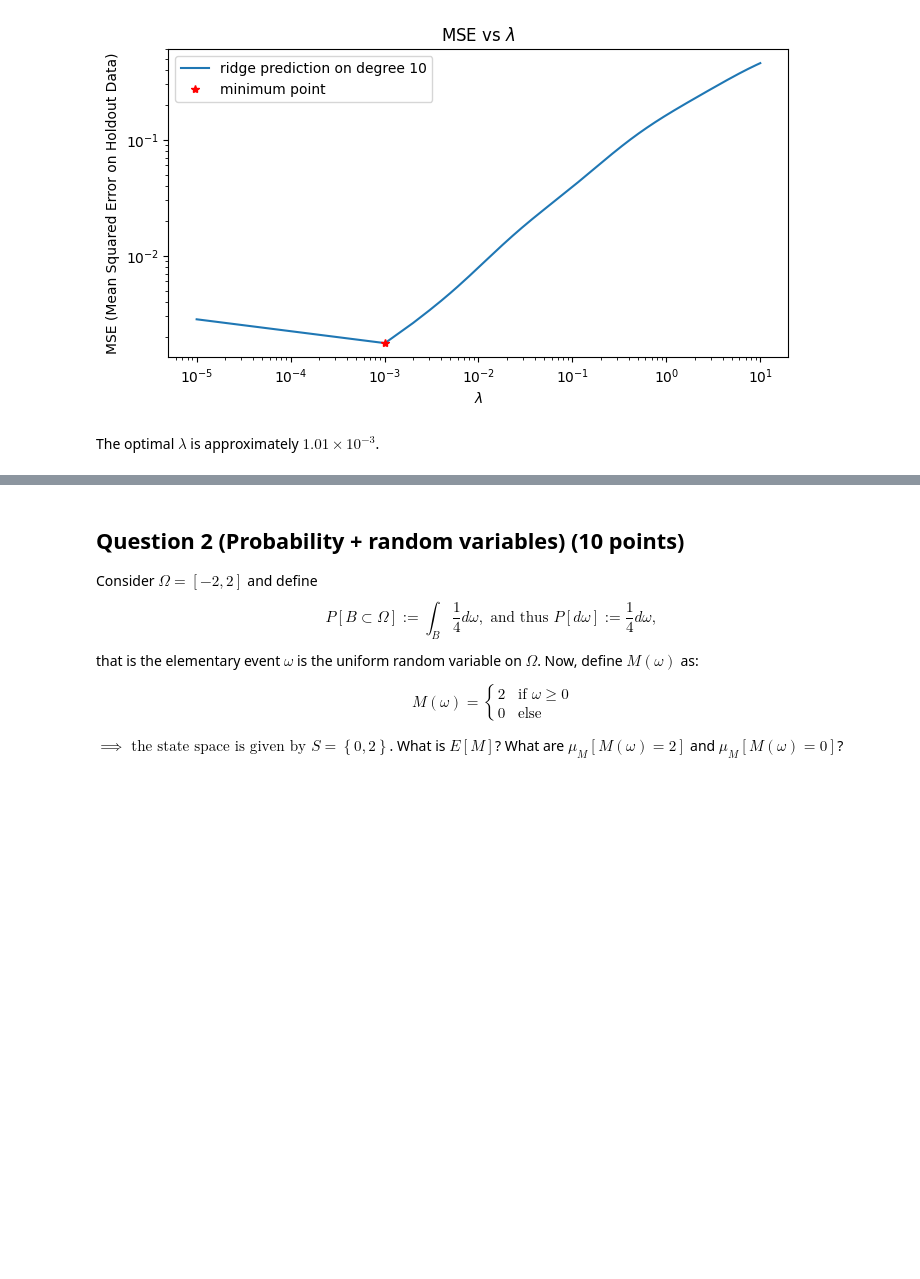
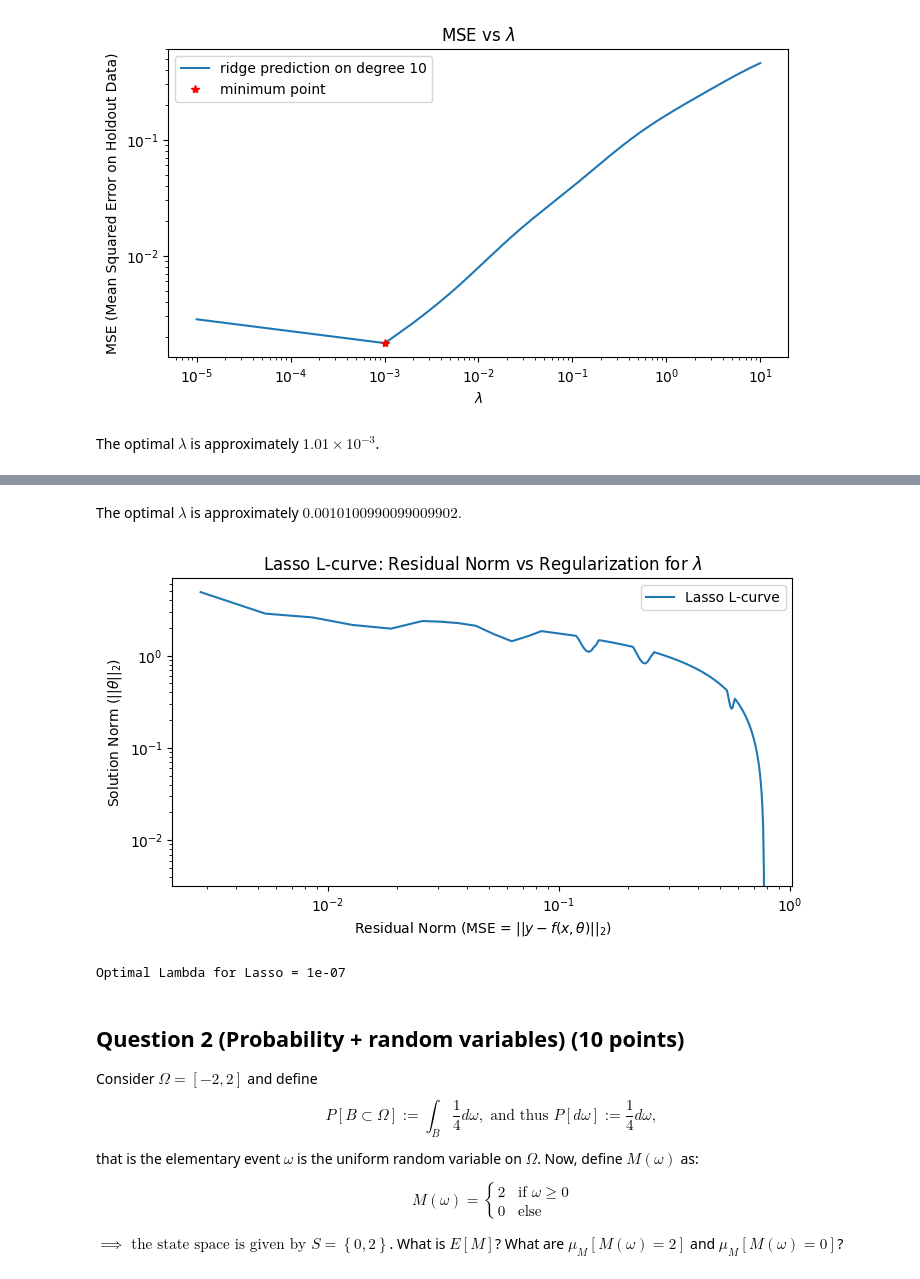
Before and after one commit to rx9933/COE-379L, a Jupyter notebook: Assignments/Assignment2/Assignment_2.ipynb, the cells around one changed output, grey strips where cells are left out. Drawn from its saved outputs; the diff is of its cells as text; code cells hidden in the pictures; blank space fills up the shorter version.

```diff
--- a/Assignments/Assignment2/Assignment_2.ipynb
+++ b/Assignments/Assignment2/Assignment_2.ipynb
@@ -283,3 +287,79 @@ Optimal Lambda = 0.0010101
+# %% [markdown]
+The optimal $\lambda$ is approximately $0.0010100990099009902.$
+# %%
+# 1d Lasso
+from sklearn.linear_model import Lasso
+from sklearn.preprocessing import PolynomialFeatures
+from sklearn.pipeline import Pipeline
+import numpy as np
+import pandas as pd
+import matplotlib.pyplot as plt
+from scipy.interpolate import splprep, splev
+
+# Function to create Lasso regression model
+def lasso(degree, alpha):
+    lasso_model = Pipeline([
+        ('poly_features', PolynomialFeatures(degree=degree)),
+        ('lasso_regression', Lasso(alpha=alpha, max_iter=10000))
+    ])
+    return lasso_model.fit(X_train.reshape(X_train.shape[0], 1), y_train_data)
+
+# Function to compute MSE and regularization norm for Lasso regression
+def l_curve_values_lasso(alphas):
+    residual_norms = []
+    reg_norms = []
+    for alpha in alphas:
+        model = lasso(degree, alpha)
+        lasso_y = model.predict(X_holdout.reshape(X_holdout.shape[0], 1))
+        mse = np.linalg.norm((lasso_y - y_holdout_true)**2)  # Residual norm (MSE)
+        coef_norm = np.linalg.norm(model.named_steps['lasso_regression'].coef_)  # Regularization norm (coef norm)
+        residual_norms.append(mse)
+        reg_norms.append(coef_norm)
+    return residual_norms, reg_norms
+
+# Plot L-curve for Lasso
+def plot_l_curve_lasso(alphas):
+    residuals, norms = l_curve_values_lasso(alphas)
+        # plt.figure(figsize=(8, 6))
+    plt.plot(residuals, norms, label="Lasso L-curve")
+    plt.ylabel(r"Solution Norm ($||\theta||_2$)")
+    plt.xlabel(r"Residual Norm (MSE = $||y - f(x,\theta)||_2$)")
+    plt.title(r"Lasso L-curve: Residual Norm vs Regularization for $\lambda$")
+    plt.xscale('log')
+    plt.yscale('log')
+    plt.legend()
+    # plt.show()
+
+# Define range of alphas (lambdas)
+alphas = np.linspace(10**-7, 10**2, 10**5)
+
+# Plot L-curve for Lasso
+plot_l_curve_lasso(alphas)
+plt.show()
+
+# Use the same curvature approach for Lasso
+lc_lasso = l_curve_values_lasso(alphas)
+res_lasso = lc_lasso[0]
+reg_lasso = lc_lasso[1]
+
+# Fit a spline to the Lasso L-curve data
+tck_lasso, u_lasso = splprep([np.log(res_lasso), np.log(reg_lasso)], s=0)
+
+# Evaluate the first and second derivatives of the spline for Lasso
+derivatives_1_lasso = splev(u_lasso, tck_lasso, der=1)
+derivatives_2_lasso = splev(u_lasso, tck_lasso, der=2)
+
+# Compute curvature for Lasso
+curvature_lasso = (derivatives_1_lasso[0] * derivatives_2_lasso[1] - derivatives_1_lasso[1] * derivatives_2_lasso[0]) / \
+            ((derivatives_1_lasso[0]**2 + derivatives_1_lasso[1]**2)**1.5)
+
+# Find the index of the maximum curvature (the corner of the Lasso L-curve)
+optimal_idx_lasso = np.argmax(np.abs(curvature_lasso))
+optimal_lambda_lasso = alphas[optimal_idx_lasso]
+print(f"Optimal Lambda for Lasso = {optimal_lambda_lasso}")
+# %% [output]
+[figure, added]
+Optimal Lambda for Lasso = 1e-07
 # %% [markdown]
 ## **Question 2** (Probability + random variables) (10 points)
 
```
Also changed, not shown: parts of 4 cells of this notebook, 2 other files.
